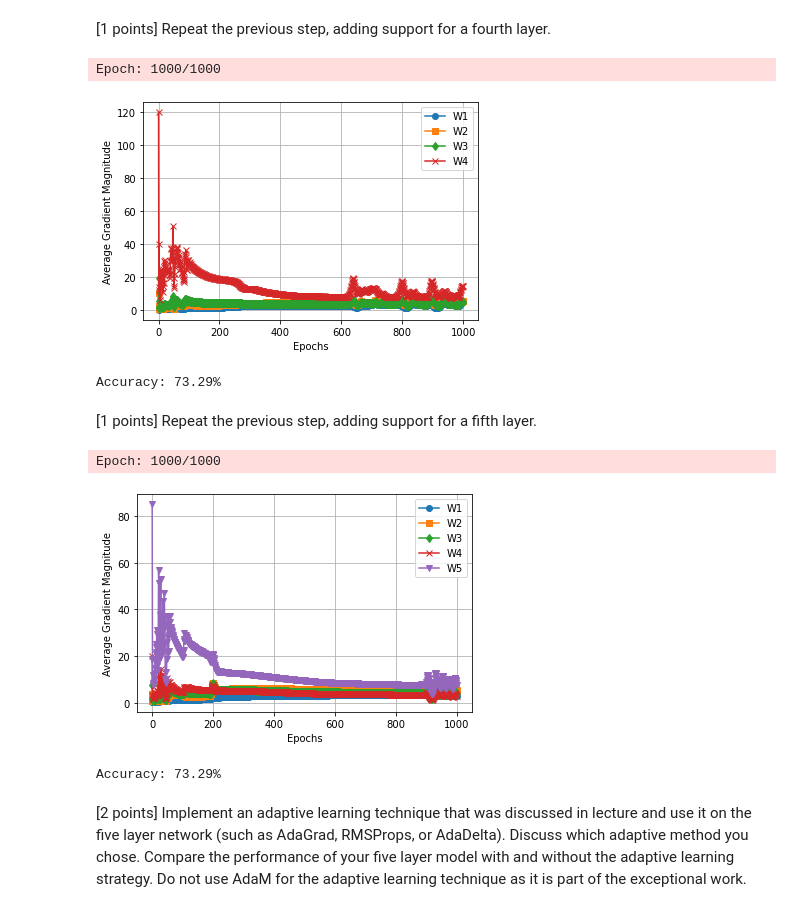
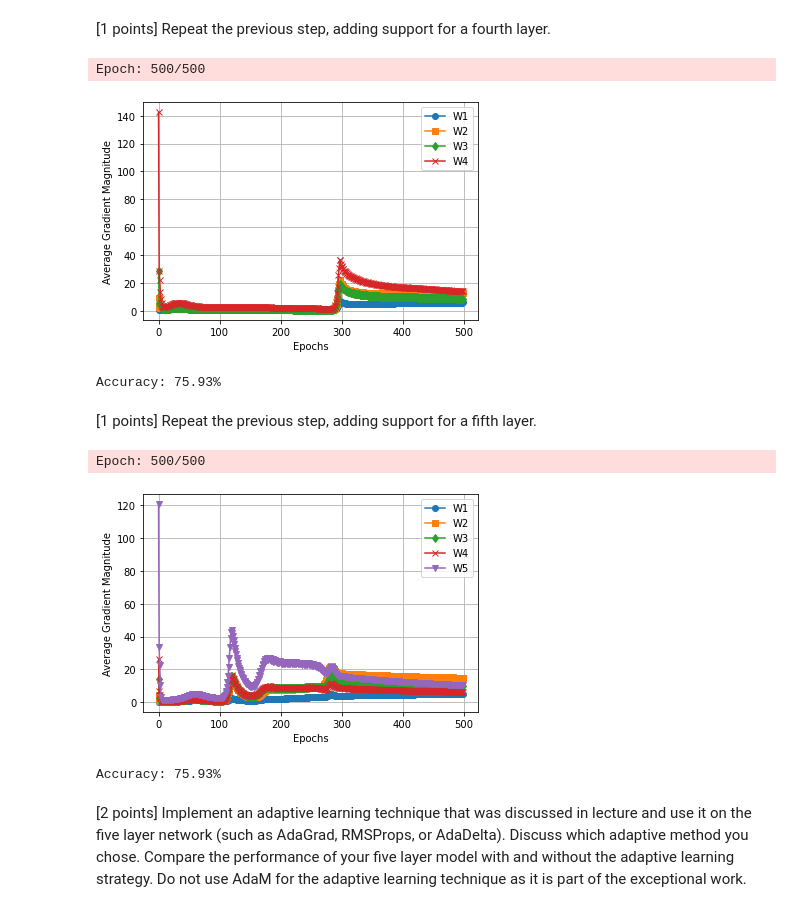
Before and after one commit to calebm00re/S22-ml04, a Jupyter notebook: poor_children.ipynb, the cells around one changed output. Saved outputs shown, nothing was run; the diff lists cells and outputs as text; code cells hidden in the pictures.

Commit message:
added support for fifth layer

```diff
--- a/poor_children.ipynb
+++ b/poor_children.ipynb
@@ -782,8 +782,8 @@ class FourLayerPerceptron(ThreeLayerPerceptron):
         plt.show()
 # %%
 # run the four layer model
-nn = FourLayerPerceptron(n_hidden1=50, n_hidden2=50, n_hidden3=30, l2_C=0.0, epochs=1000, eta=0.001, random_state=1)
-nn.fit(X_train, y_train, print_progress=100)
+nn = FourLayerPerceptron(n_hidden1=15, n_hidden2=15, n_hidden3=15, l2_C=0.0, epochs=500, eta=0.001, random_state=1)
+nn.fit(X_train, y_train, print_progress=1)
 
 nn.plot_gradient_magnitudes()
 
@@ -792,9 +792,9 @@ y_pred = nn.predict(X_test)
 y_pred = convert_data(y_pred)
 print('Accuracy: %.2f%%' % (100 * accuracy_score(y_test, y_pred)))
 # %% [output]
-Epoch: 1000/1000
+Epoch: 500/500
-[figure, old version]
+[figure, new version]
-Accuracy: 73.29%
+Accuracy: 75.93%
 # %% [markdown]
 
 [1 points] Repeat the previous step, adding support for a fifth layer.
@@ -945,19 +945,20 @@ class FiveLayerPerceptron(FourLayerPerceptron):
         plt.show()
 # %%
 # run the five layer model
-nn = FiveLayerPerceptron(n_hidden1=50, n_hidden2=50, n_hidden3=30, n_hidden4=30, l2_C=0.0, epochs=1000, eta=0.001, random_state=1)
+num = 16
+nn = FiveLayerPerceptron(n_hidden1=num, n_hidden2=num, n_hidden3=num, n_hidden4=num, l2_C=0.0, epochs=500, eta=0.001, random_state=1)
 nn.fit(X_train, y_train, print_progress=1)
 
 nn.plot_gradient_magnitudes()
 
 # Check the accuracy
 y_pred = nn.predict(X_test)
 y_pred = convert_data(y_pred)
 print('Accuracy: %.2f%%' % (100 * accuracy_score(y_test, y_pred)))
 # %% [output]
-Epoch: 1000/1000
+Epoch: 500/500
-[figure, old version]
+[figure, new version]
-Accuracy: 73.29%
+Accuracy: 75.93%
 # %% [markdown]
 [2 points] Implement an adaptive learning technique that was discussed in lecture and use it on the five layer network (such as AdaGrad, RMSProps, or AdaDelta). Discuss which adaptive method you chose. Compare the performance of your five layer model with and without the adaptive learning strategy. Do not use AdaM for the adaptive learning technique as it is part of the exceptional work.
 # %% [markdown]
```
